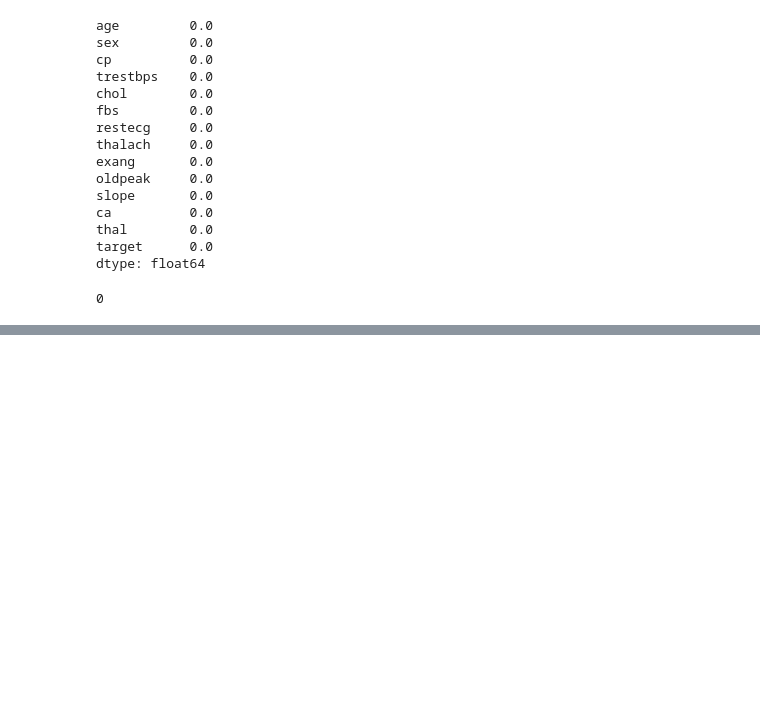
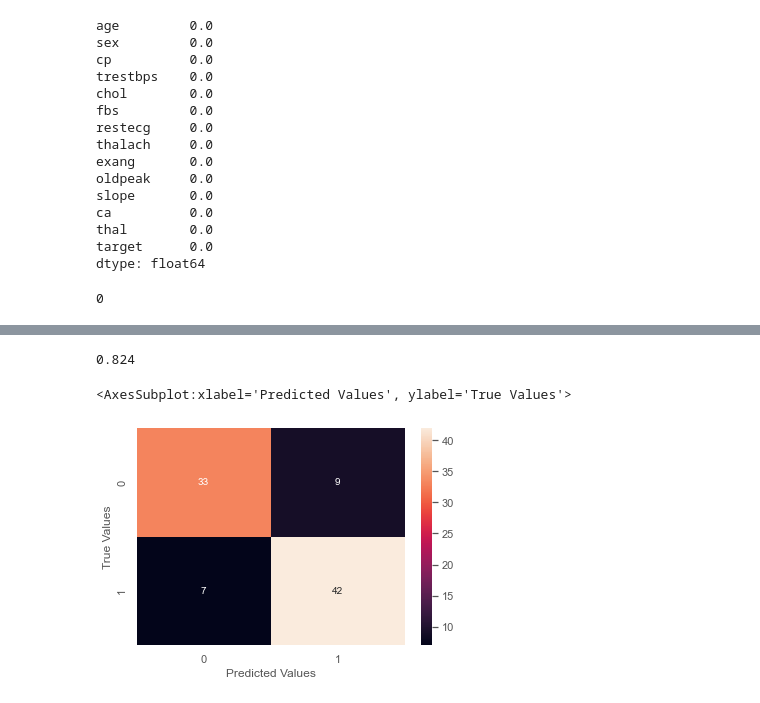
Before and after one commit to Omuk/Reborn, a Jupyter notebook: Data Practice/Practice_Field.ipynb, the cells around one changed output, grey strips where cells are left out. Cells and saved outputs as stored; diff of their text form; code cells hidden in the pictures; blank space fills up the shorter version.

```diff
--- a/Data Practice/Practice_Field.ipynb
+++ b/Data Practice/Practice_Field.ipynb
@@ -67,0 +114,12 @@ data.duplicated().sum()
+# %%
+logreg = LogisticRegression()
+
+logreg.fit(x_train,y_train)
+
+y_pred = logreg.predict(x_test)
+
+accu_scr = accuracy_score(y_test,y_pred).round(3)
+
+accu_scr
+# %% [output]
+0.824
@@ -67,0 +136,18 @@ data.duplicated().sum()
+# %%
+conm_dic = {
+    'y_test':y_test,
+    'y_pred':y_pred
+}
+
+conm_cols = pd.DataFrame(
+    conm_dic, columns=['y_test', 'y_pred']
+)
+
+confusion_matrix = pd.crosstab(
+    conm_cols['y_test'], conm_cols['y_pred'], rownames=['True Values'], colnames=['Predicted Values']
+)
+
+sns.heatmap(confusion_matrix, annot=True)
+# %% [output]
+<AxesSubplot:xlabel='Predicted Values', ylabel='True Values'>
+[figure, added]
```
Also changed, not shown: parts of 11 cells of this notebook, 1 other file.
